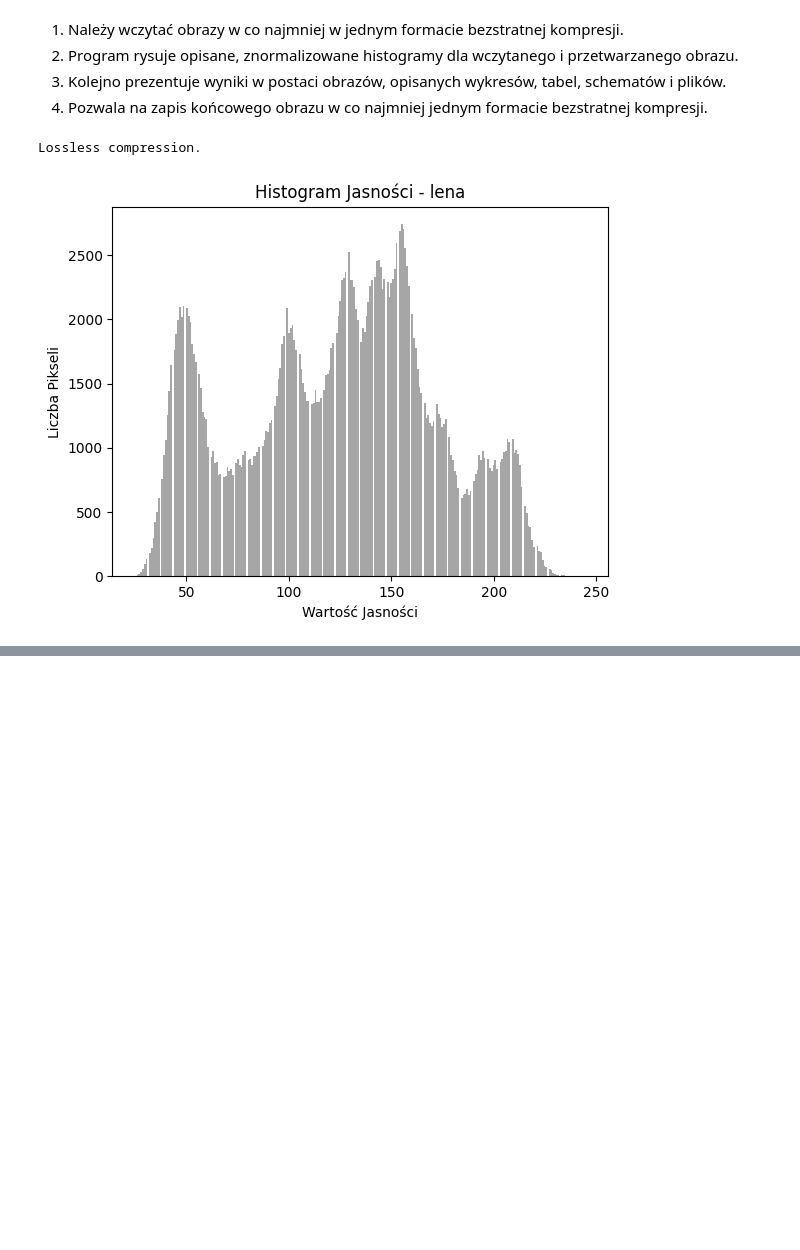
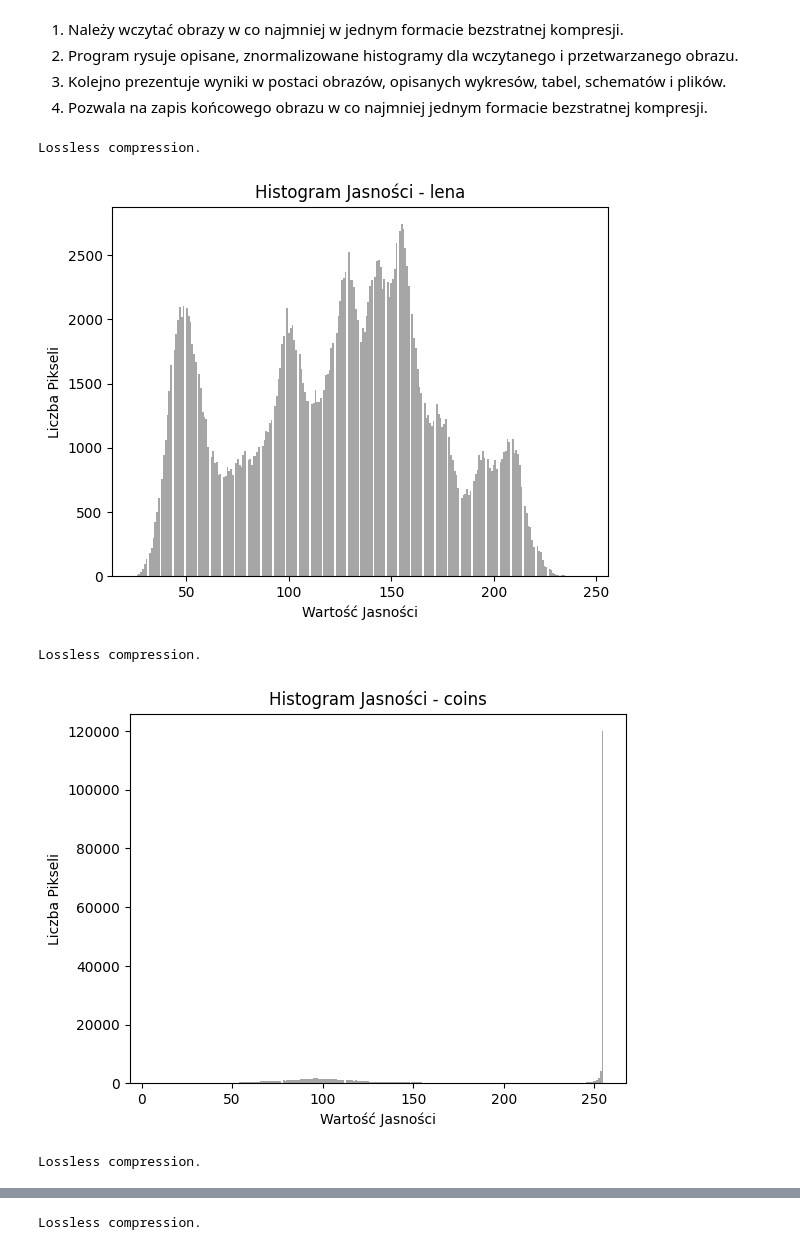
Before and after one commit to PsimonL/ImageProcessing, a Jupyter notebook: Project-edge-detection/main.ipynb, the cells around one changed output, grey strips where cells are left out. Saved outputs shown, nothing was run; the diff lists cells and outputs as text; code cells hidden in the pictures; blank space fills up the shorter version.

```diff
--- a/Project-edge-detection/main.ipynb
+++ b/Project-edge-detection/main.ipynb
@@ -31,3 +29,8 @@ lena_image_path = 'images/lena.png'
+# %%
+lena_image_path = 'images/lena.png'
+coins_image_path = 'images/coins.jpg'
+lights_image_path = 'images/lights.jpg'
+sunflowers_image_path = 'images/sunflowers.jpg'
 # %%
 def extract_image_name(file_path):
     pattern = re.compile(r'[^/\\]*(?=\.\w+$)')
@@ -54,8 +57,14 @@ def luminance_histogram(image_path, name):
     plt.ylabel('Liczba Pikseli')
     plt.show()
     return name
-# %%
-lena_image_name = luminance_histogram(lena_image_path, extract_image_name(lena_image_path))
-# %% [output]
-Lossless compression.
-[figure, removed]
+# %%
+lena_image_name = luminance_histogram(lena_image_path, extract_image_name(lena_image_path))
+coins_image_name = luminance_histogram(coins_image_path, extract_image_name(coins_image_path))
+lights_image_name = luminance_histogram(lights_image_path, extract_image_name(lights_image_path))
+sunflowers_image_name = luminance_histogram(sunflowers_image_path, extract_image_name(sunflowers_image_path))
+# %% [output]
+Lossless compression.
+[figure, added]
+Lossless compression.
+[figure, added]
+Lossless compression.
@@ -61,0 +72 @@ Lossless compression.
+Lossless compression.
```
Also changed, not shown: parts of 9 cells of this notebook, 7 other files.
